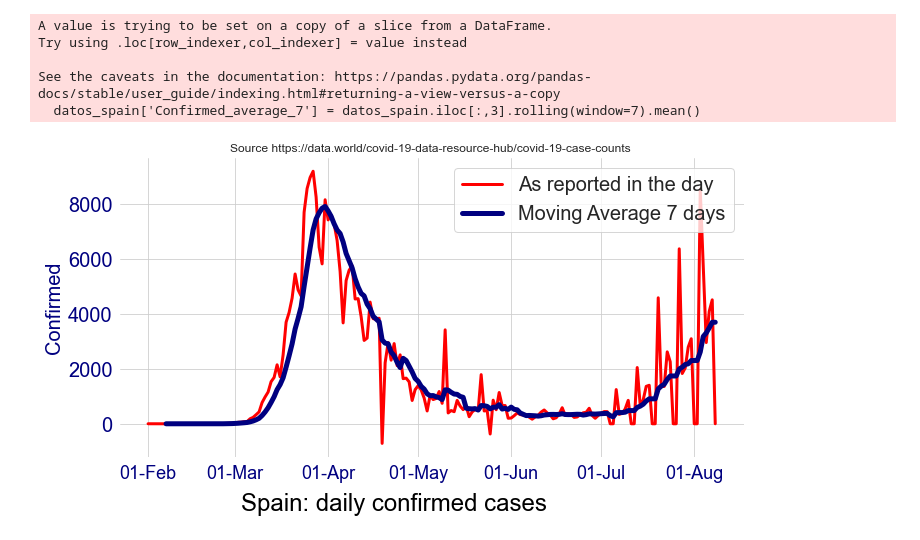
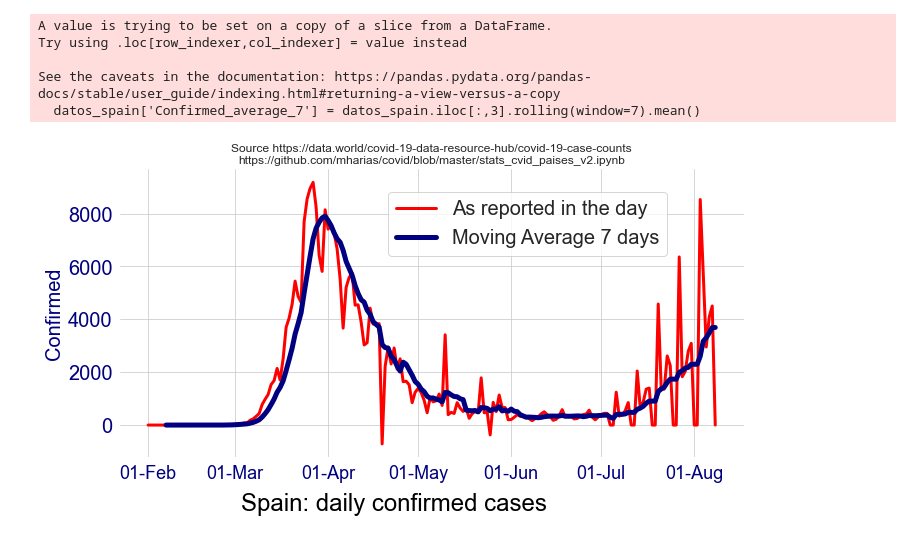
Before and after one commit to mharias/covid, a Jupyter notebook: stats_cvid_paises_v2.ipynb, the cells around one changed output. Saved outputs shown, nothing was run; the diff lists cells and outputs as text; code cells hidden in the pictures.

```diff
--- a/stats_cvid_paises_v2.ipynb
+++ b/stats_cvid_paises_v2.ipynb
@@ -590,36 +566,46 @@ Try using .loc[row_indexer,col_indexer] = value instead
 See the caveats in the documentation: https://pandas.pydata.org/pandas-docs/stable/user_guide/indexing.html#returning-a-view-versus-a-copy
   datos_spain['Confirmed_average_7'] = datos_spain.iloc[:,3].rolling(window=7).mean()
 # %%
+#plt.rc('figure', facecolor='white')
+#plt.style.use('seaborn-whitegrid')
+#plt.ion()
 sns.set_style("whitegrid")
-sns.set_palette(sns.color_palette("vlag",7))
+#sns.set_palette(sns.color_palette("vlag",7))
 
 f = plt.figure(figsize=(10,5))
+#plt.rcParams['figure.figsize'] = 10, 5
 f.subplots_adjust(hspace=.5, wspace=.5)
 f.suptitle('Spain: daily confirmed cases',fontsize=20,y=0,color='black',size=24)
 ax1 = f.add_subplot(111)
 ax1.spines['bottom'].set_visible(False)
 ax1.spines['right'].set_visible(False)
 ax1.spines['left'].set_visible(False)
 ax1.spines['top'].set_visible(False)
 t=datos_spain.index
 data1=datos_spain['CONFIRMED_INC']
 data2=datos_spain['Confirmed_average_7']
-ax1.set_title('Source https://data.world/covid-19-data-resource-hub/covid-19-case-counts ',size=12)
+ax1.set_title('Source https://data.world/covid-19-data-resource-hub/covid-19-case-counts\n'+\
+              'https://github.com/mharias/covid/blob/master/stats_cvid_paises_v2.ipynb',size=12)
 sns.lineplot(t, data1, ax=ax1, color='red',label='As reported in the day',linewidth=3)
 sns.lineplot(t, data2, ax=ax1,color='navy',label='Moving Average 7 days',linewidth=5)
 
 ax1.tick_params(axis='y', labelcolor='navy',labelsize=20)
 ax1.yaxis.set_major_formatter(ticker.FormatStrFormatter('%0.0f'))
 #ax1.get_yaxis().set_major_formatter(ticker.FuncFormatter(lambda x, p: format(int(x), ',')))
 ax1.set_ylabel('Confirmed', size=20,color='navy')
 
 majorFmt = mdates.DateFormatter('%d-%b')
 ax1.xaxis.set_major_formatter(majorFmt)
 ax1.tick_params(axis='x', labelcolor='navy',labelsize=18)
 ax1.set_xlabel('')
 
-ax1.legend(loc='best',fontsize=20)
+ax1.legend(loc=(.43,.7),fontsize=20)
 
 f.tight_layout()
+plt.show()
+path='graficos/'
+pref='confirmed_moving_average'
+nombre_fichero=path+pref+'.png'
+f.savefig(nombre_fichero,bbox_inches='tight',pad_inches=0.1)
 # %% [output]
-[figure, old version]
+[figure, new version]
```
Also changed, not shown: parts of 12 cells of this notebook, 2 other files.
